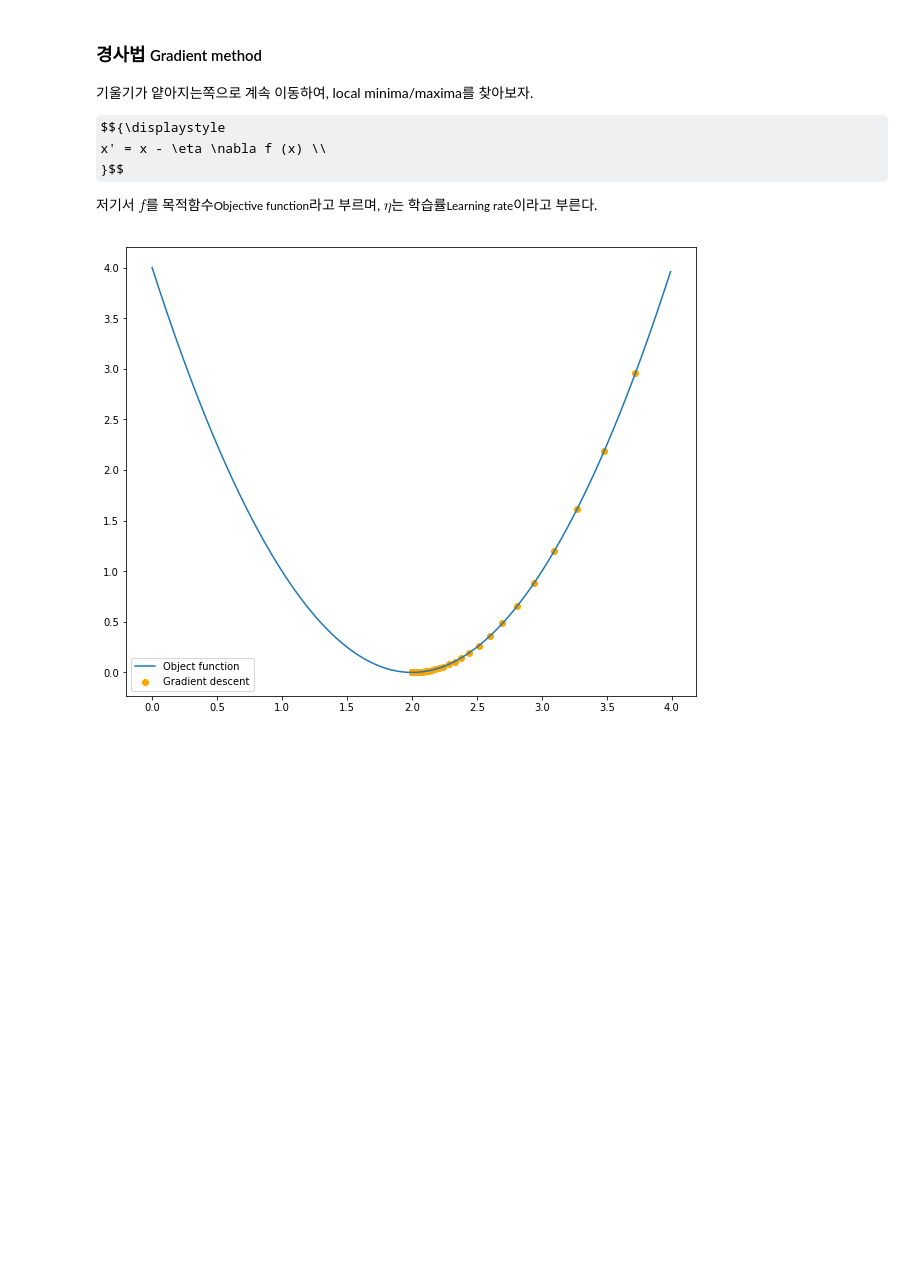
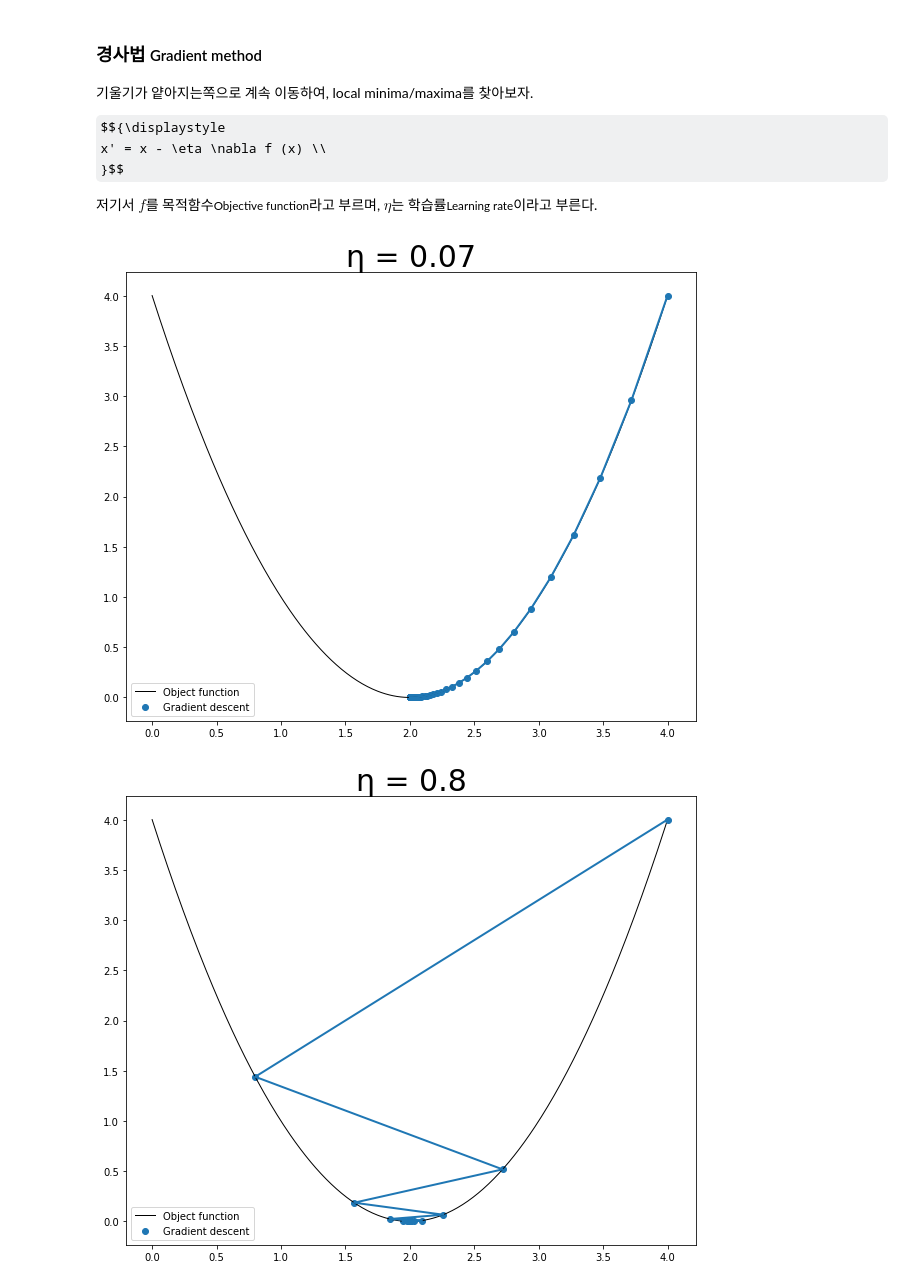
Before and after one commit to simnalamburt/snucse, a Jupyter notebook: Deep Learning from Scratch/4-learning.ipynb, the cells around one changed output. Saved outputs shown, nothing was run; the diff lists cells and outputs as text; code cells hidden in the pictures; some formulas as TeX source; blank space fills up the shorter version.

Commit message:
Gradient descent

```diff
--- a/Deep Learning from Scratch/4-learning.ipynb
+++ b/Deep Learning from Scratch/4-learning.ipynb
@@ -269,29 +269,32 @@ x' = x - \eta \nabla f (x) \\
 # %%
 import matplotlib.pyplot as plt
 
 def grad_descent(f, x=4, eta=0.07, iteration=100):
     gradient = grad(f)
     results = np.empty((iteration, 2))
     for i in range(iteration):
+        results[i,0] = x
+        results[i,1] = f(x)
         x = x - eta * gradient(np.array([x]))
         y = func(x)
-        results[i,0] = x
-        results[i,1] = f(x)
-    return results[-1], results
+    return np.array((x, y)), results
 
 func = lambda x: (x-2)**2
-result, process = grad_descent(func)
 
-plt.figure(1, figsize=(9,7)).subplots_adjust(left=0.10, bottom=0.09, top=0.98, right=0.98)
-x = x = np.arange(0, 4, 0.01)
-y = func(x)
-plt.plot(x, y, label='Object function')
+for eta in 0.07, 0.8:
+    _, process = grad_descent(func, eta=eta)
 
-plt.scatter(process[...,0], process[...,1], color='orange', label='Gradient descent')
-
-plt.legend()
-plt.show()
+    plt.figure(1, figsize=(9,7)).subplots_adjust(left=0.10, bottom=0.09, top=0.98, right=0.98)
+    plt.title(f'η = {eta}', fontsize=30)
+    x = x = np.arange(0, 4, 0.01)
+    y = func(x)
+    plt.plot(x, y, c='000000', linewidth=1, label='Object function')
+    plt.plot(process[...,0], process[...,1], linewidth=2)
+    plt.scatter(process[...,0], process[...,1], label='Gradient descent')
+    plt.legend()
+    plt.show()
 # %% [output]
-[figure, old version]
+[figure, new version]
+[figure, added]
 # %%
 # TODO
```
Also changed, not shown: parts of 1 cell of this notebook.
